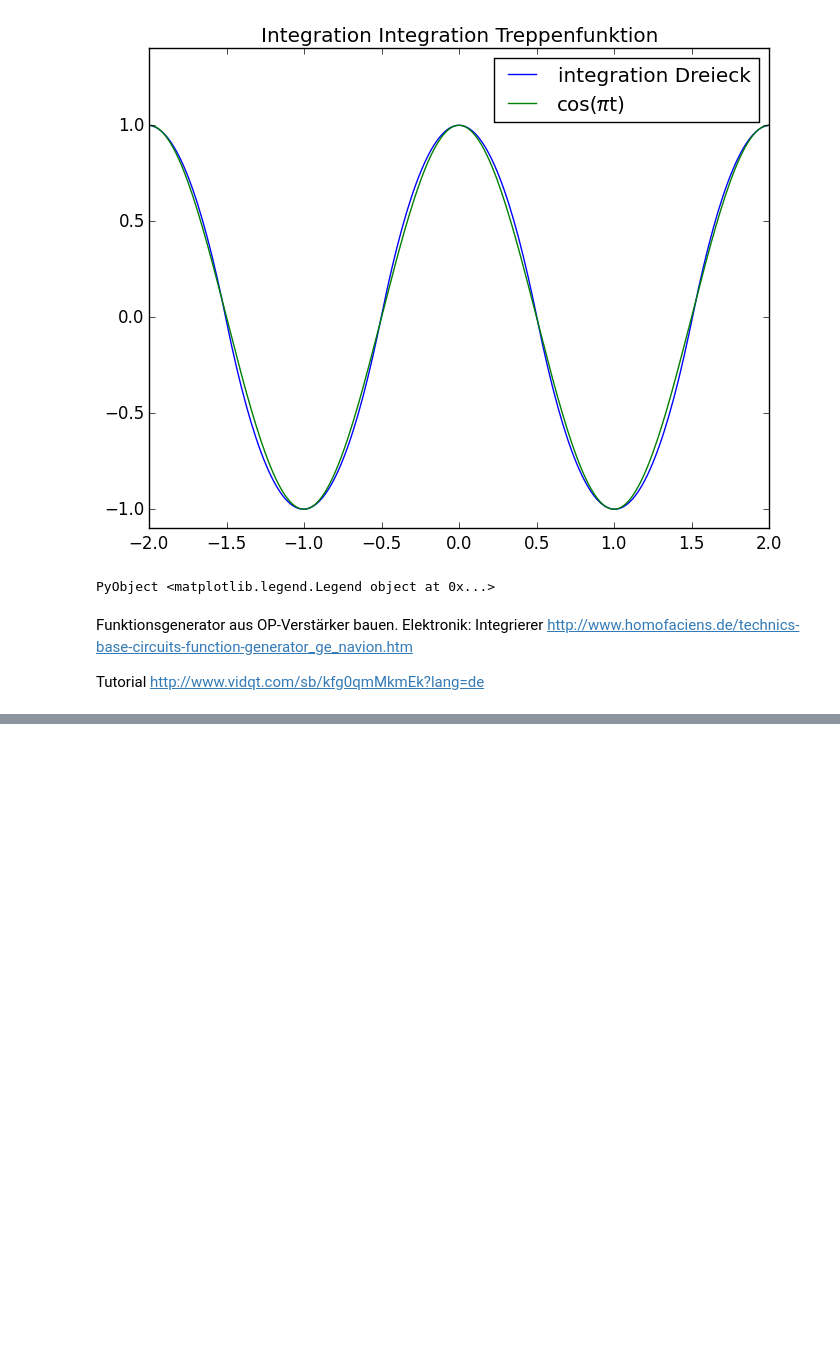
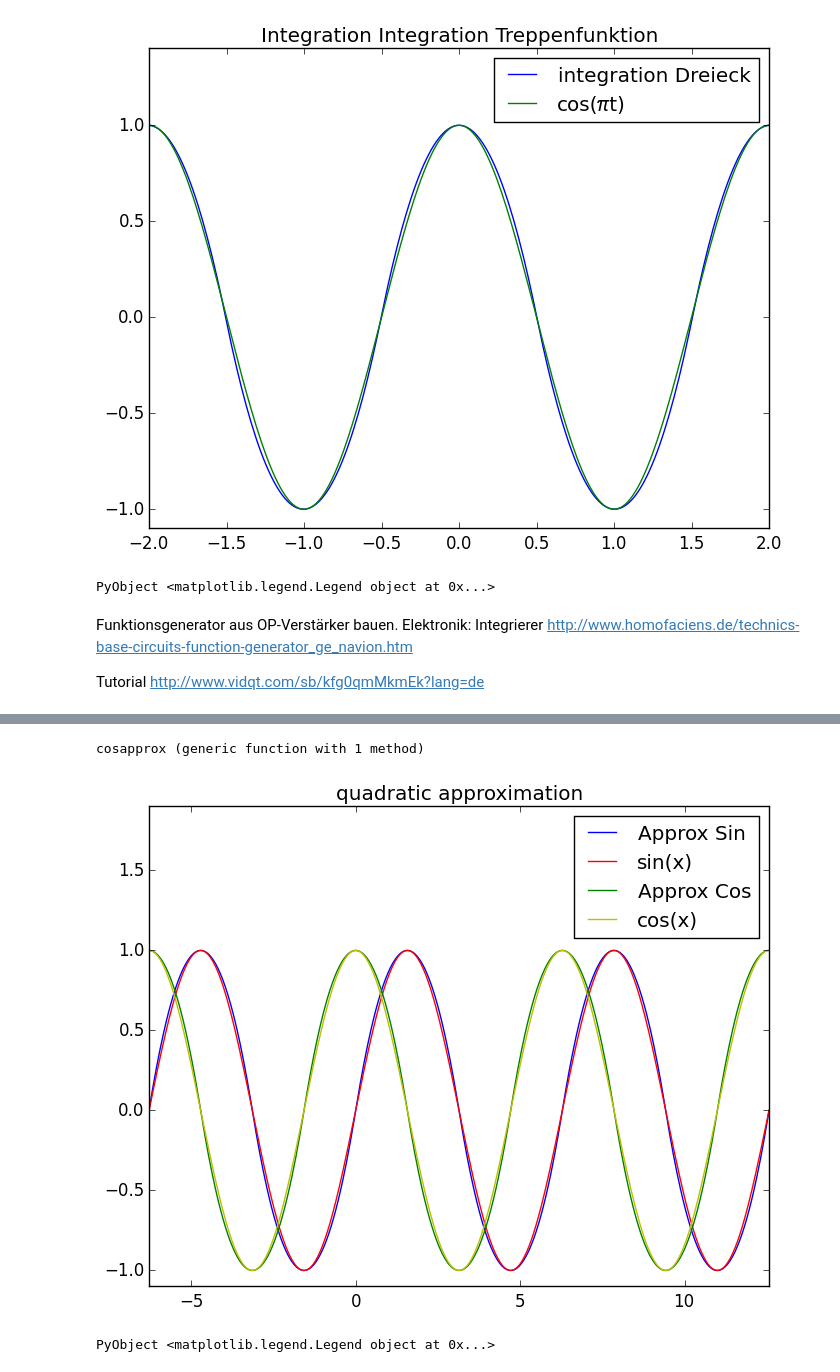
Before and after one commit to mgje/Python-Mathematik-Beispiele, a Jupyter notebook: notebook/Sin_Approximation.ipynb, the cells around one changed output, grey strips where cells are left out. Drawn from its saved outputs; the diff is of its cells as text; code cells hidden in the pictures; blank space fills up the shorter version.

Commit message:
approx

```diff
--- a/notebook/Sin_Approximation.ipynb
+++ b/notebook/Sin_Approximation.ipynb
@@ -488,0 +505,48 @@ Tutorial [http://www.vidqt.com/sb/kfg0qmMkmEk?lang=de](http://www.vidqt.com/sb/k
+# %%
+function sinapprox(x)
+    # 2pi -> 4
+    x = x/π⋅2
+    #shift 90° for sin
+    x = x+1
+    if x<0
+        x = -1*x
+    end
+    x_ = x%4
+    if x_ <1
+        out= x_*x_
+    end
+    if 1 <= x_ < 3
+        out= 2-(x_-2)*(x_-2)
+    end
+    if 3 <= x_ <4
+        out= (x_-4)*(x_-4)
+    end
+    return out-1.0
+end
+
+function cosapprox(x)
+    return sinapprox(x+π/2)
+end
+# %% [output]
+cosapprox (generic function with 1 method)
+# %%
+using PyPlot;
+N=512
+a=-2π
+b=4π
+x = linspace(a,b,N)
+y = [sinaprox(t)  for t in x]
+y2 = [sin(t) for t in x]
+y3 = [cosapprox(t) for t in x]
+y4 = [cos(t) for t in x]
+title("quadratic approximation")
+axis([a,b,-1.1,1.1])
+plot(x,y,"b-",label="Approx Sin")
+plot(x,y2,"r-",label="sin(x)")
+plot(x,y3,"g-",label="Approx Cos")
+plot(x,y4,"y-",label="cos(x)")
+axis([a,b,-1.1,1.9])
+legend()
+# %% [output]
+[figure, added]
+PyObject <matplotlib.legend.Legend object at 0x...>
```
Also changed, not shown: parts of 4 cells of this notebook.
